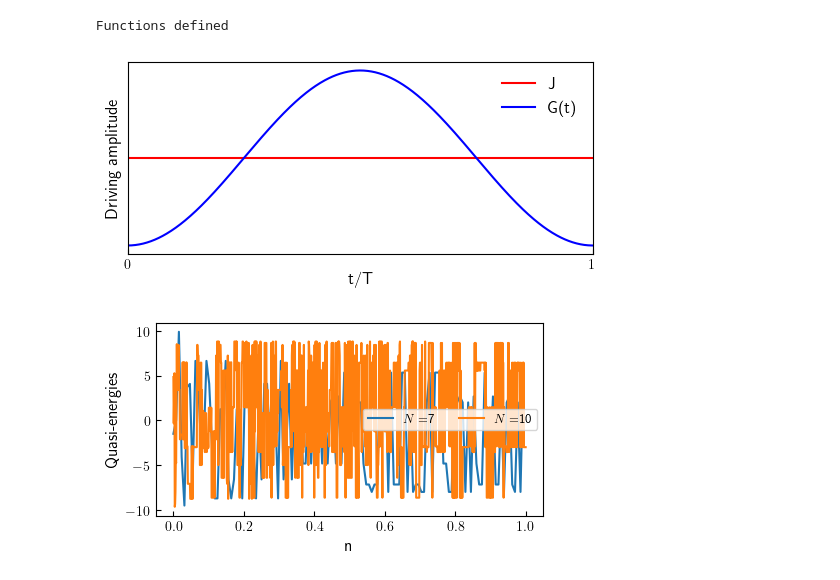
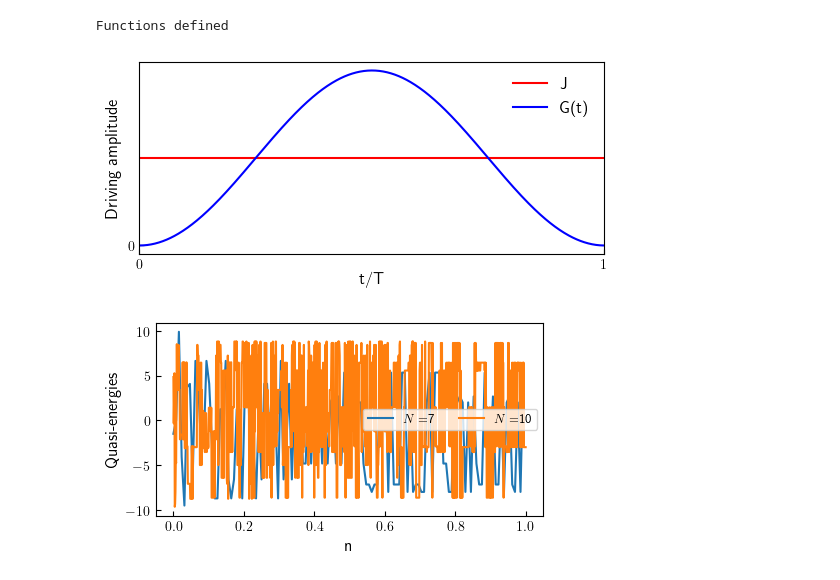
Before and after one commit to rahmahi/Impure_Flat-band, a Jupyter notebook: Continuous_spin_flip_DTC/contineuos_spin_flip.ipynb, the cells around one changed output. Drawn from its saved outputs; the diff is of its cells as text; code cells hidden in the pictures.

```diff
--- a/Continuous_spin_flip_DTC/contineuos_spin_flip.ipynb
+++ b/Continuous_spin_flip_DTC/contineuos_spin_flip.ipynb
@@ -95,35 +95,35 @@ from scipy.special import jn_zeros
 
 
 plt.rcParams.update({"figure.figsize": (6, 2.5), "text.usetex": True, "font.size": 20})
 
 w = 20
 T = 2 * np.pi/w
 times = np.linspace(0, 1*T, 600)
 duty = 0.5
 
 J = 1
 g = w/2
 
 params = {'omega': w, 'J': J , 'g': g}
 
 plt.axhline(y = 5, color = 'red', label = r'J')
 plt.plot(times/T, np.array([drive(t, params) for t in times]), color = 'blue', label = r'G(t)')
 
 plt.tick_params(axis='both', which='both', labelsize=10)
 plt.xlabel('t/T', fontsize = 12, labelpad=0)
 plt.ylabel(r'Driving amplitude', fontsize = 12, labelpad=5)
 plt.tick_params(which='both', direction='in')
 plt.xticks([0,1])
-plt.yticks([])
+plt.yticks([0])
 #plt.legend(frameon = True,  fontsize =15, ncol =3, loc = 'center', bbox_to_anchor = (0.5, 1.15))
 plt.legend(frameon = False,  fontsize =12, ncol =1, loc = 'upper right')
 #plt.yticks([])
 plt.xlim(0,1)
 plt.savefig("continuous_flip_drive.pdf", bbox_inches = 'tight')
 
 plt.show()
 # %% [output]
-[figure, old version]
+[figure, new version]
 # %%
 import matplotlib.pyplot as plt
 import traceback
```
Also changed, not shown: 7 other files.
